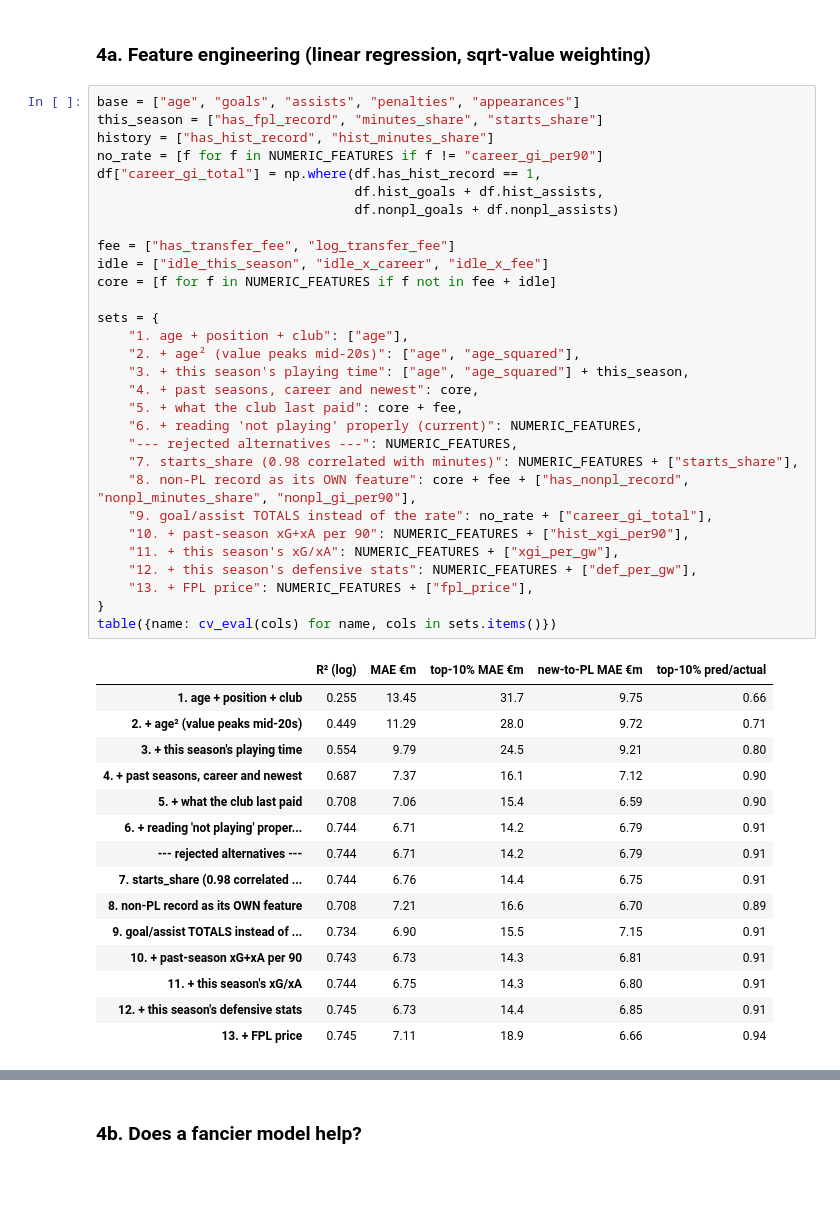
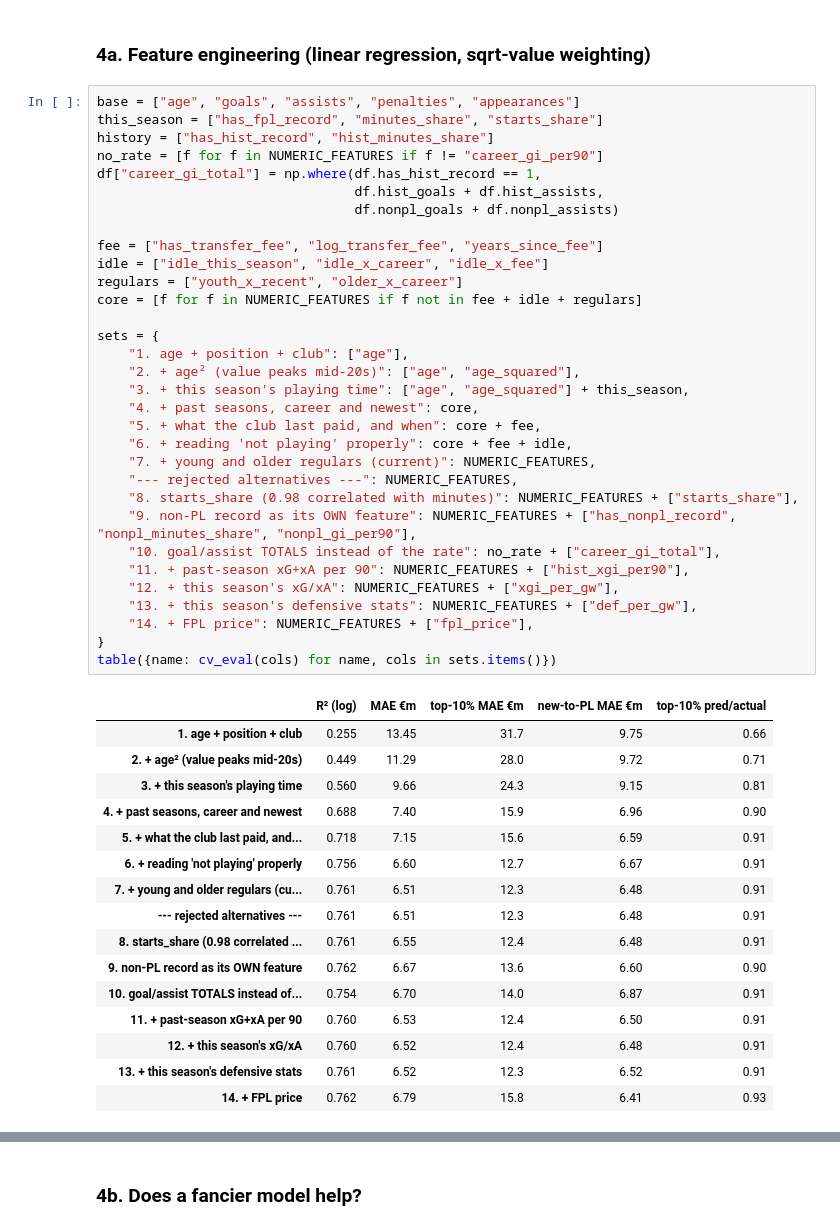
Before and after one commit to mlodyheros/pl-value, a Jupyter notebook: notebooks/01_model_exploration.ipynb, the cells around one changed output, grey strips where cells are left out. Cells and saved outputs as stored; diff of their text form; blank space fills up the shorter version.

```diff
--- a/notebooks/01_model_exploration.ipynb
+++ b/notebooks/01_model_exploration.ipynb
@@ -290,49 +290,52 @@ def table(results):
 # %%
 base = ["age", "goals", "assists", "penalties", "appearances"]
 this_season = ["has_fpl_record", "minutes_share", "starts_share"]
 history = ["has_hist_record", "hist_minutes_share"]
 no_rate = [f for f in NUMERIC_FEATURES if f != "career_gi_per90"]
 df["career_gi_total"] = np.where(df.has_hist_record == 1,
                                  df.hist_goals + df.hist_assists,
                                  df.nonpl_goals + df.nonpl_assists)
 
-fee = ["has_transfer_fee", "log_transfer_fee"]
+fee = ["has_transfer_fee", "log_transfer_fee", "years_since_fee"]
 idle = ["idle_this_season", "idle_x_career", "idle_x_fee"]
-core = [f for f in NUMERIC_FEATURES if f not in fee + idle]
+regulars = ["youth_x_recent", "older_x_career"]
+core = [f for f in NUMERIC_FEATURES if f not in fee + idle + regulars]
 
 sets = {
     "1. age + position + club": ["age"],
     "2. + age² (value peaks mid-20s)": ["age", "age_squared"],
     "3. + this season's playing time": ["age", "age_squared"] + this_season,
     "4. + past seasons, career and newest": core,
-    "5. + what the club last paid": core + fee,
-    "6. + reading 'not playing' properly (current)": NUMERIC_FEATURES,
+    "5. + what the club last paid, and when": core + fee,
+    "6. + reading 'not playing' properly": core + fee + idle,
+    "7. + young and older regulars (current)": NUMERIC_FEATURES,
     "--- rejected alternatives ---": NUMERIC_FEATURES,
-    "7. starts_share (0.98 correlated with minutes)": NUMERIC_FEATURES + ["starts_share"],
-    "8. non-PL record as its OWN feature": core + fee + ["has_nonpl_record", "nonpl_minutes_share", "nonpl_gi_per90"],
-    "9. goal/assist TOTALS instead of the rate": no_rate + ["career_gi_total"],
-    "10. + past-season xG+xA per 90": NUMERIC_FEATURES + ["hist_xgi_per90"],
-    "11. + this season's xG/xA": NUMERIC_FEATURES + ["xgi_per_gw"],
-    "12. + this season's defensive stats": NUMERIC_FEATURES + ["def_per_gw"],
-    "13. + FPL price": NUMERIC_FEATURES + ["fpl_price"],
+    "8. starts_share (0.98 correlated with minutes)": NUMERIC_FEATURES + ["starts_share"],
+    "9. non-PL record as its OWN feature": NUMERIC_FEATURES + ["has_nonpl_record", "nonpl_minutes_share", "nonpl_gi_per90"],
+    "10. goal/assist TOTALS instead of the rate": no_rate + ["career_gi_total"],
+    "11. + past-season xG+xA per 90": NUMERIC_FEATURES + ["hist_xgi_per90"],
+    "12. + this season's xG/xA": NUMERIC_FEATURES + ["xgi_per_gw"],
+    "13. + this season's defensive stats": NUMERIC_FEATURES + ["def_per_gw"],
+    "14. + FPL price": NUMERIC_FEATURES + ["fpl_price"],
 }
 table({name: cv_eval(cols) for name, cols in sets.items()})
 # %% [output]
 |  | R² (log) | MAE €m | top-10% MAE €m | new-to-PL MAE €m | top-10% pred/actual |
 | 1. age + position + club | 0.255 | 13.45 | 31.7 | 9.75 | 0.66 |
 | 2. + age² (value peaks mid-20s) | 0.449 | 11.29 | 28.0 | 9.72 | 0.71 |
-| 3. + this season's playing time | 0.554 | 9.79 | 24.5 | 9.21 | 0.80 |
-| 4. + past seasons, career and newest | 0.687 | 7.37 | 16.1 | 7.12 | 0.90 |
-| 5. + what the club last paid | 0.708 | 7.06 | 15.4 | 6.59 | 0.90 |
-| 6. + reading 'not playing' proper... | 0.744 | 6.71 | 14.2 | 6.79 | 0.91 |
-| --- rejected alternatives --- | 0.744 | 6.71 | 14.2 | 6.79 | 0.91 |
-| 7. starts_share (0.98 correlated ... | 0.744 | 6.76 | 14.4 | 6.75 | 0.91 |
-| 8. non-PL record as its OWN feature | 0.708 | 7.21 | 16.6 | 6.70 | 0.89 |
-| 9. goal/assist TOTALS instead of ... | 0.734 | 6.90 | 15.5 | 7.15 | 0.91 |
-| 10. + past-season xG+xA per 90 | 0.743 | 6.73 | 14.3 | 6.81 | 0.91 |
-| 11. + this season's xG/xA | 0.744 | 6.75 | 14.3 | 6.80 | 0.91 |
-| 12. + this season's defensive stats | 0.745 | 6.73 | 14.4 | 6.85 | 0.91 |
-| 13. + FPL price | 0.745 | 7.11 | 18.9 | 6.66 | 0.94 |
+| 3. + this season's playing time | 0.560 | 9.66 | 24.3 | 9.15 | 0.81 |
+| 4. + past seasons, career and newest | 0.688 | 7.40 | 15.9 | 6.96 | 0.90 |
+| 5. + what the club last paid, and... | 0.718 | 7.15 | 15.6 | 6.59 | 0.91 |
+| 6. + reading 'not playing' properly | 0.756 | 6.60 | 12.7 | 6.67 | 0.91 |
+| 7. + young and older regulars (cu... | 0.761 | 6.51 | 12.3 | 6.48 | 0.91 |
+| --- rejected alternatives --- | 0.761 | 6.51 | 12.3 | 6.48 | 0.91 |
+| 8. starts_share (0.98 correlated ... | 0.761 | 6.55 | 12.4 | 6.48 | 0.91 |
+| 9. non-PL record as its OWN feature | 0.762 | 6.67 | 13.6 | 6.60 | 0.90 |
+| 10. goal/assist TOTALS instead of... | 0.754 | 6.70 | 14.0 | 6.87 | 0.91 |
+| 11. + past-season xG+xA per 90 | 0.760 | 6.53 | 12.4 | 6.50 | 0.91 |
+| 12. + this season's xG/xA | 0.760 | 6.52 | 12.4 | 6.48 | 0.91 |
+| 13. + this season's defensive stats | 0.761 | 6.52 | 12.3 | 6.52 | 0.91 |
+| 14. + FPL price | 0.762 | 6.79 | 15.8 | 6.41 | 0.93 |
 # %% [markdown]
 What to take from this:
 
```
Also changed, not shown: parts of 13 cells of this notebook, 8 other files.
